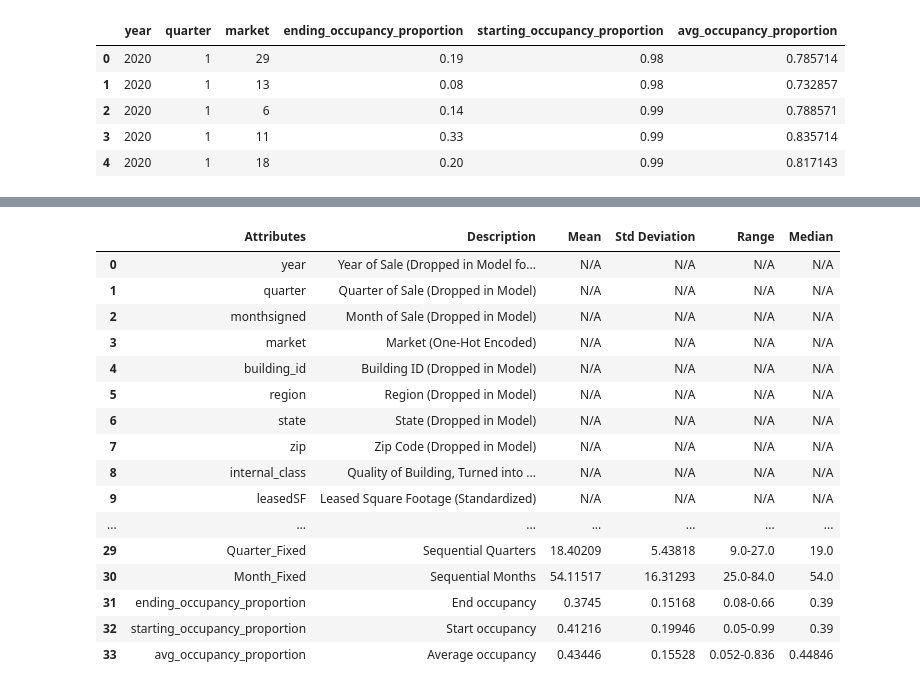
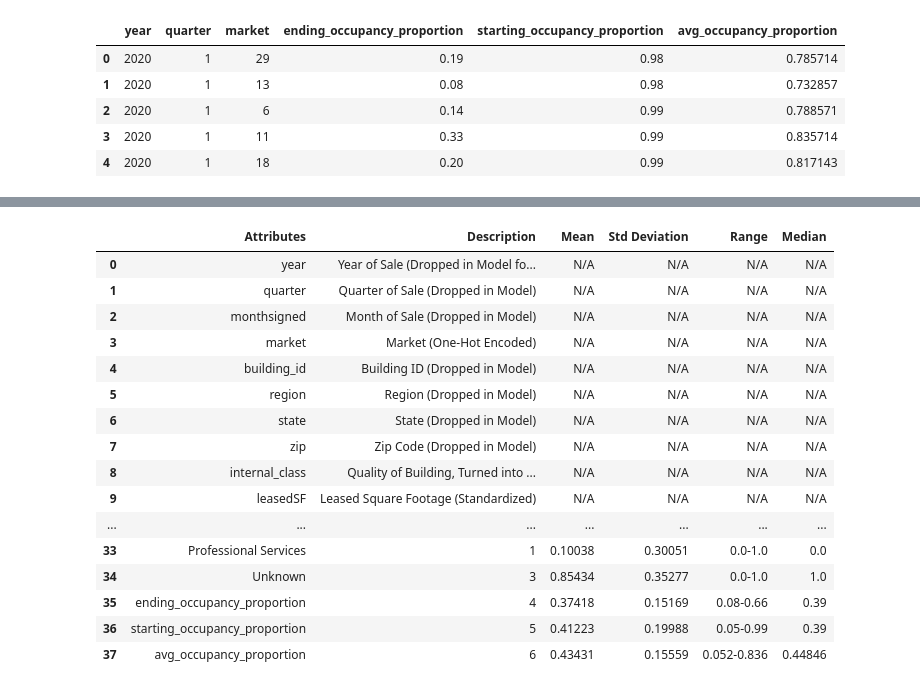
Before and after one commit to dplynn/Datafest-25, a Jupyter notebook: CookBook1.ipynb, the cells around one changed output, grey strips where cells are left out. Saved outputs shown, nothing was run; the diff lists cells and outputs as text; code cells hidden in the pictures.

```diff
--- a/CookBook1.ipynb
+++ b/CookBook1.ipynb
@@ -142,7 +142,8 @@ CBD_suburban_m = {
 space_type_m = {
     'Relet': 1,
     'New': 2,
-    'Sublet': 3
+    'Sublet': 3,
+    'NA': 4
 }
 
 transaction_type_m = {
@@ -157,28 +158,7 @@ transaction_type_m = {
     'Sale - Leaseback': 9
 }
 
-internal_industry_m = {
-    'Financial Services and Insurance': 1,
-    'Construction, Engineering and Architecture': 2,
-    'Technology, Advertising, Media, and Information': 3,
-    'Manufacturing (except Pharmaceutical, Retail, and Computer Tech)': 4,
-    'Associations and Non-profit Organizations (except Education and Non-profit Hospitals)': 5,
-    'Transportation': 6,
-    'Coworking and Executive Suite Companies': 7,
-    'Business, Professional, and Consulting Services (except Financial and Legal) - Including Accounting': 8,
-    'Education': 9,
-    'Legal Services': 10,
-    'Real Estate (except coworking providers)': 11,
-    'Healthcare': 12,
-    'Personal Services and Recreation': 13,
-    'Government': 14,
-    'Retail': 15,
-    'Energy & Utilities': 16,
-    'TBD': 17,
-    'Pharmaceuticals': 18,
-    'Agriculture, Forestry, Fishing, Metal & Mineral Mining': 19,
-    'Unclassifiable': 20
-}
+
 
 internal_class_m = {
     'A': 1,
@@ -415,7 +452,7 @@ summary = merged.describe()
 summary = summary.transpose()
 # Drop only the columns you don't need for calculations
 columns_to_drop = ['year','quarter', 'monthsigned', 'market', 'building_id', 'region', 'state', 'zip',
-                   'internal_class', 'leasedSF', 'internal_industry', 'transaction_type',
+                   'internal_class', 'leasedSF', 'transaction_type',
                    'costarID', 'space_type', 'CBD_suburban']
 summary.drop(columns_to_drop, axis=0, inplace=True)
 
@@ -437,40 +474,41 @@ data_des['Median'] = 'N/A'
 data_des['Description']= ['Year of Sale (Dropped in Model for Month,Quarter Fixed)','Quarter of Sale (Dropped in Model)',
                           'Month of Sale (Dropped in Model)','Market (One-Hot Encoded)','Building ID (Dropped in Model)',
                           'Region (Dropped in Model)','State (Dropped in Model)','Zip Code (Dropped in Model)','Quality of Building,'
-                          ' Turned into boolean', 'Leased Square Footage (Standardized)','Internal Industry (One-Hot Encoded)',
+                          ' Turned into boolean', 'Leased Square Footage (Standardized)',
                           'Transaction Type (One-Hot Encoded)','Costar ID (Dropped in Model)','Space Type (One-Hot Encoded)',
                           'CBD/Suburban (Boolean)', 'Total Leaseable Square Footage (Standardized)', 'Available Square Footage (Standardized)',
                           'Availability Proportion (Standardized)','Internal Class Rent (Standardized)','Overall Rent (Standardized)',
                           'Direct Available Square Footage (Standardized)','Direct Availability Proportion (Standardized)',
                           'Direct Internal Class Rent (Standardized)','Direct Overall Rent (Standardized)',
                           'Sublet Available Square Footage (Standardized)','Sublet Availability Proportion (Standardized)',
                           'Sublet Internal Class Rent (Standardized)','Sublet Overall Rent (Standardized)',
-                          'Leasing Rate (Standardized)','Sequential Quarters','Sequential Months','End occupancy', 'Start occupancy', 'Average occupancy']
+                          'Leasing Rate (Standardized)','Sequential Quarters','Sequential Months','End occupancy', 'Start occupancy', 'Average occupancy','1'
+                        ,'3','4','5','6']
 # Update the description of the data
 for col in merged.columns:
     if col not in columns_to_drop:  # Skip dropped columns
         if col in summarynont.index:  # Check if the column exists in summarynont
             data_des.loc[data_des['Attributes'] == col, 'Mean'] = round(merged[col].mean(), 5)
             data_des.loc[data_des['Attributes'] == col, 'Std Deviation'] = round(merged[col].std(), 5)
             data_des.loc[data_des['Attributes'] == col, 'Range'] = f"{round(summarynont.loc[col, 'min'], 3)}-{round(summarynont.loc[col, 'max'], 3)}"
             data_des.loc[data_des['Attributes'] == col, 'Median'] = round(merged[col].median(), 5)
 
 data_des
 # %% [output]
 |  | Attributes | Description | Mean | Std Deviation | Range | Median |
 | 0 | year | Year of Sale (Dropped in Model fo... | N/A | N/A | N/A | N/A |
 | 1 | quarter | Quarter of Sale (Dropped in Model) | N/A | N/A | N/A | N/A |
 | 2 | monthsigned | Month of Sale (Dropped in Model) | N/A | N/A | N/A | N/A |
 | 3 | market | Market (One-Hot Encoded) | N/A | N/A | N/A | N/A |
 | 4 | building_id | Building ID (Dropped in Model) | N/A | N/A | N/A | N/A |
 | 5 | region | Region (Dropped in Model) | N/A | N/A | N/A | N/A |
 | 6 | state | State (Dropped in Model) | N/A | N/A | N/A | N/A |
 | 7 | zip | Zip Code (Dropped in Model) | N/A | N/A | N/A | N/A |
 | 8 | internal_class | Quality of Building, Turned into ... | N/A | N/A | N/A | N/A |
 | 9 | leasedSF | Leased Square Footage (Standardized) | N/A | N/A | N/A | N/A |
 | ... | ... | ... | ... | ... | ... | ... |
-| 29 | Quarter_Fixed | Sequential Quarters | 18.40209 | 5.43818 | 9.0-27.0 | 19.0 |
-| 30 | Month_Fixed | Sequential Months | 54.11517 | 16.31293 | 25.0-84.0 | 54.0 |
-| 31 | ending_occupancy_proportion | End occupancy | 0.3745 | 0.15168 | 0.08-0.66 | 0.39 |
-| 32 | starting_occupancy_proportion | Start occupancy | 0.41216 | 0.19946 | 0.05-0.99 | 0.39 |
-| 33 | avg_occupancy_proportion | Average occupancy | 0.43446 | 0.15528 | 0.052-0.836 | 0.44846 |
+| 33 | Professional Services | 1 | 0.10038 | 0.30051 | 0.0-1.0 | 0.0 |
+| 34 | Unknown | 3 | 0.85434 | 0.35277 | 0.0-1.0 | 1.0 |
+| 35 | ending_occupancy_proportion | 4 | 0.37418 | 0.15169 | 0.08-0.66 | 0.39 |
+| 36 | starting_occupancy_proportion | 5 | 0.41223 | 0.19988 | 0.05-0.99 | 0.39 |
+| 37 | avg_occupancy_proportion | 6 | 0.43431 | 0.15559 | 0.052-0.836 | 0.44846 |
```
Also changed, not shown: parts of 19 cells of this notebook.
